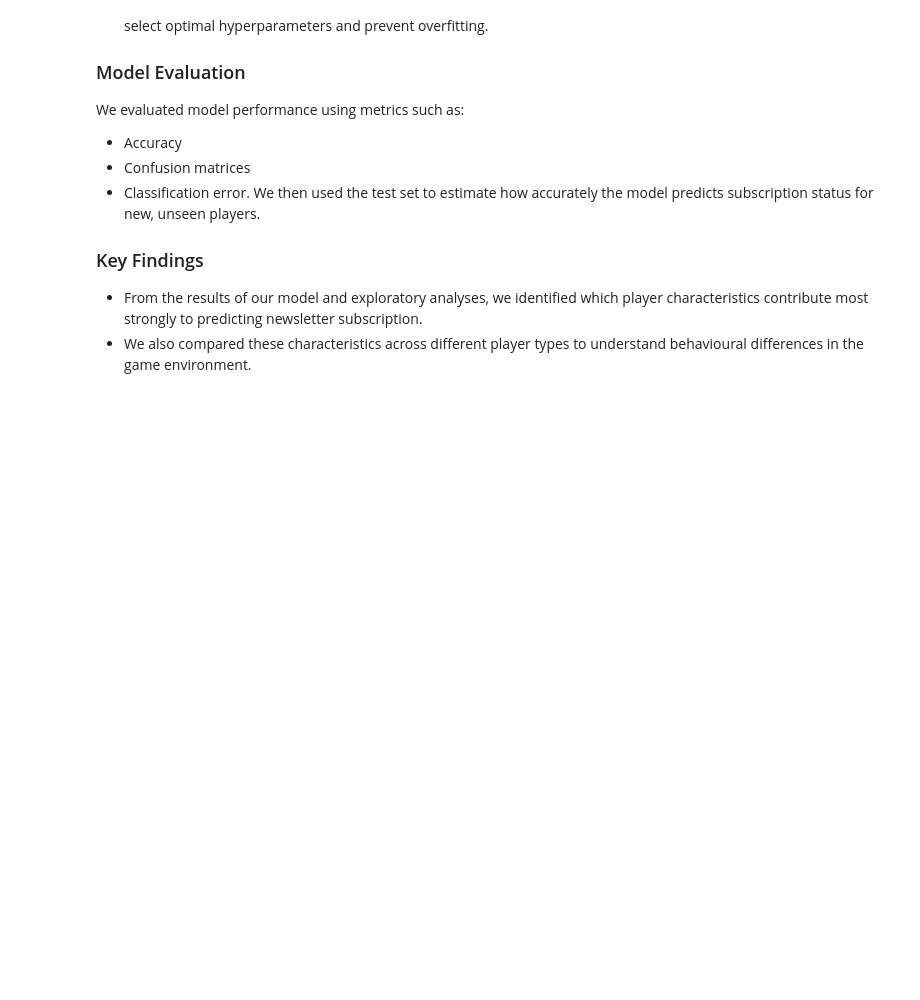
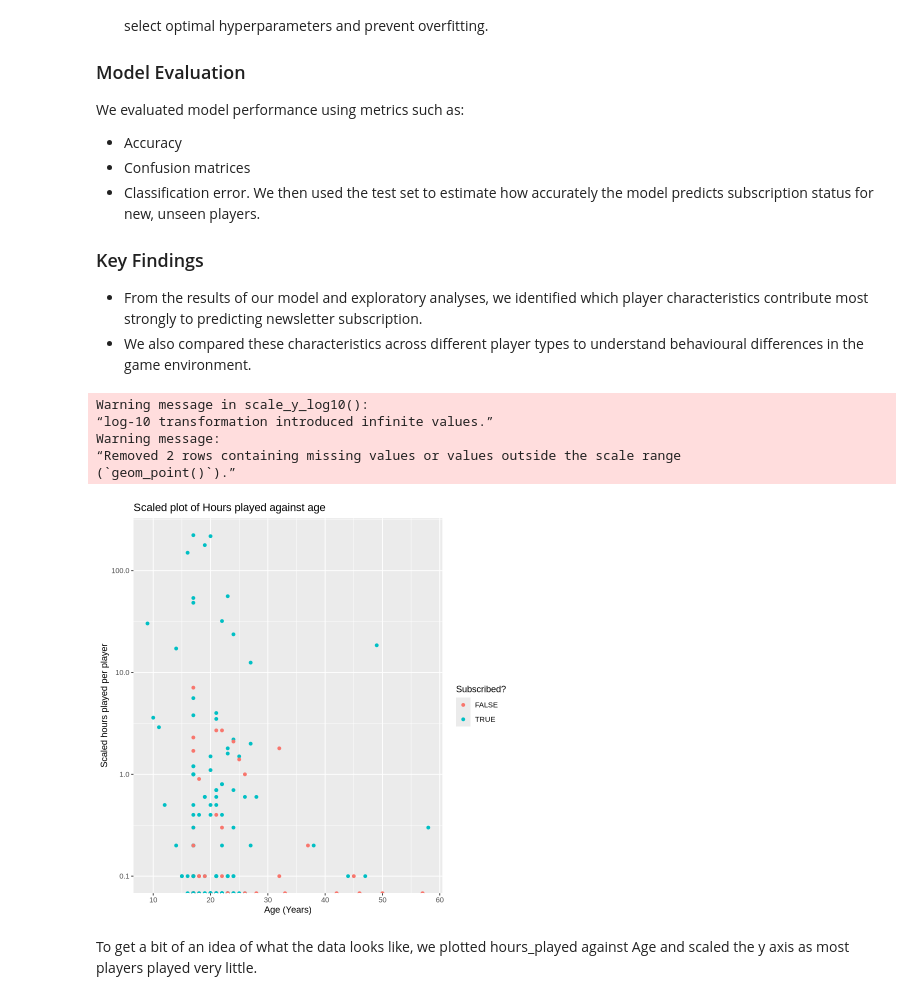
Before and after one commit to NiMadeChandra/FinalProjectDSCI_100-004_Group5, a Jupyter notebook: Group Project_Final.ipynb, the cells around one changed output. Saved outputs shown, nothing was run; the diff lists cells and outputs as text; code cells hidden in the pictures; blank space fills up the shorter version.

```diff
--- a/Group Project_Final.ipynb
+++ b/Group Project_Final.ipynb
@@ -199,3 +209,20 @@ We then used the test set to estimate how accurately the model predicts subscrip
 ### Key Findings
 - From the results of our model and exploratory analyses, we identified which player characteristics contribute most strongly to predicting newsletter subscription.
 - We also compared these characteristics across different player types to understand behavioural differences in the game environment.
+# %%
+scaled_both_plot <- players |>
+    ggplot(aes(x = Age, y = played_hours, color = subscribe)) +
+        geom_point() +
+        scale_y_log10() +
+        labs(x = "Age (Years)", y = "Scaled hours played per player", color = "Subscribed?") +
+        ggtitle("Scaled plot of Hours played against age")
+scaled_both_plot
+# %% [output]
+Warning message in scale_y_log10():
+“log-10 transformation introduced infinite values.”
+Warning message:
+“Removed 2 rows containing missing values or values outside the scale range
+(`geom_point()`).”
+[figure, added]
+# %% [markdown]
+To get a bit of an idea of what the data looks like, we plotted hours_played against Age and scaled the y axis as most players played very little.
```
Also changed, not shown: parts of 4 cells of this notebook.
